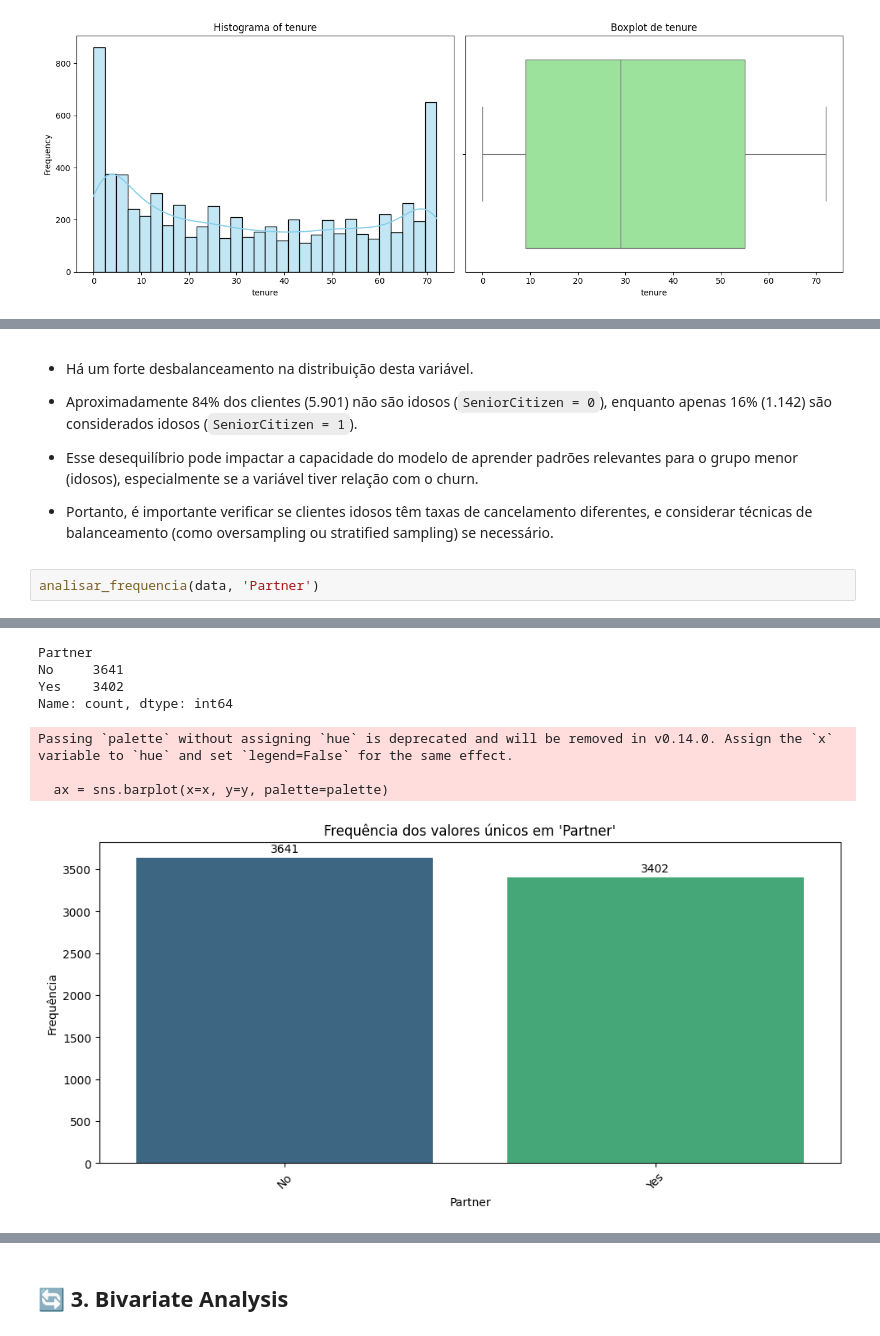
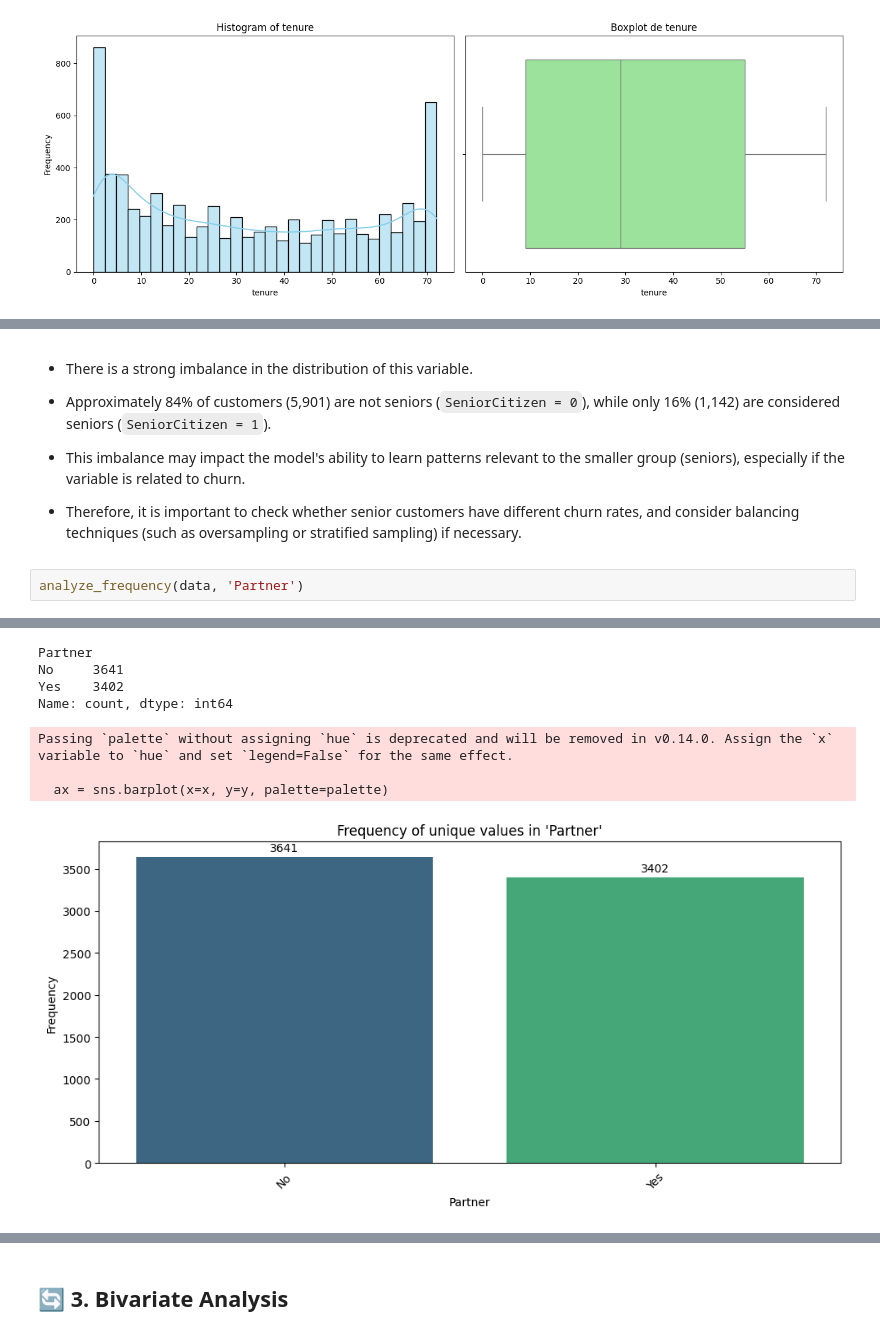
Before and after one commit to EduardoSantosSousa/MLOPS-CHURN, a Jupyter notebook: notebook/Data_Analysis_Telco_Custumer.ipynb, the cells around one changed output, grey strips where cells are left out. Cells and saved outputs as stored; diff of their text form.

```diff
--- a/notebook/Data_Analysis_Telco_Custumer.ipynb
+++ b/notebook/Data_Analysis_Telco_Custumer.ipynb
@@ -300,11 +301,11 @@ Passing `palette` without assigning `hue` is deprecated and will be removed in v
 # %% [markdown]
-- Há um forte desbalanceamento na distribuição desta variável.
+- There is a strong imbalance in the distribution of this variable.
 
-- Aproximadamente 84% dos clientes (5.901) não são idosos (`SeniorCitizen = 0`), enquanto apenas 16% (1.142) são considerados idosos (`SeniorCitizen = 1`).
+- Approximately 84% of customers (5,901) are not seniors (`SeniorCitizen = 0`), while only 16% (1,142) are considered seniors (`SeniorCitizen = 1`).
 
-- Esse desequilíbrio pode impactar a capacidade do modelo de aprender padrões relevantes para o grupo menor (idosos), especialmente se a variável tiver relação com o churn.
+- This imbalance may impact the model's ability to learn patterns relevant to the smaller group (seniors), especially if the variable is related to churn.
 
-- Portanto, é importante verificar se clientes idosos têm taxas de cancelamento diferentes, e considerar técnicas de balanceamento (como oversampling ou stratified sampling) se necessário.
+- Therefore, it is important to check whether senior customers have different churn rates, and consider balancing techniques (such as oversampling or stratified sampling) if necessary.
 # %%
-analisar_frequencia(data, 'Partner')
+analyze_frequency(data, 'Partner')
 # %% [output]
@@ -312,9 +313,9 @@ Frequência dos valores únicos na coluna 'Partner':
 Partner
 No     3641
 Yes    3402
 Name: count, dtype: int64
 Passing `palette` without assigning `hue` is deprecated and will be removed in v0.14.0. Assign the `x` variable to `hue` and set `legend=False` for the same effect.
 
   ax = sns.barplot(x=x, y=y, palette=palette)
-[figure, old version]
+[figure, new version]
 # %% [markdown]
```
Also changed, not shown: parts of 44 cells of this notebook, 6 other files.
